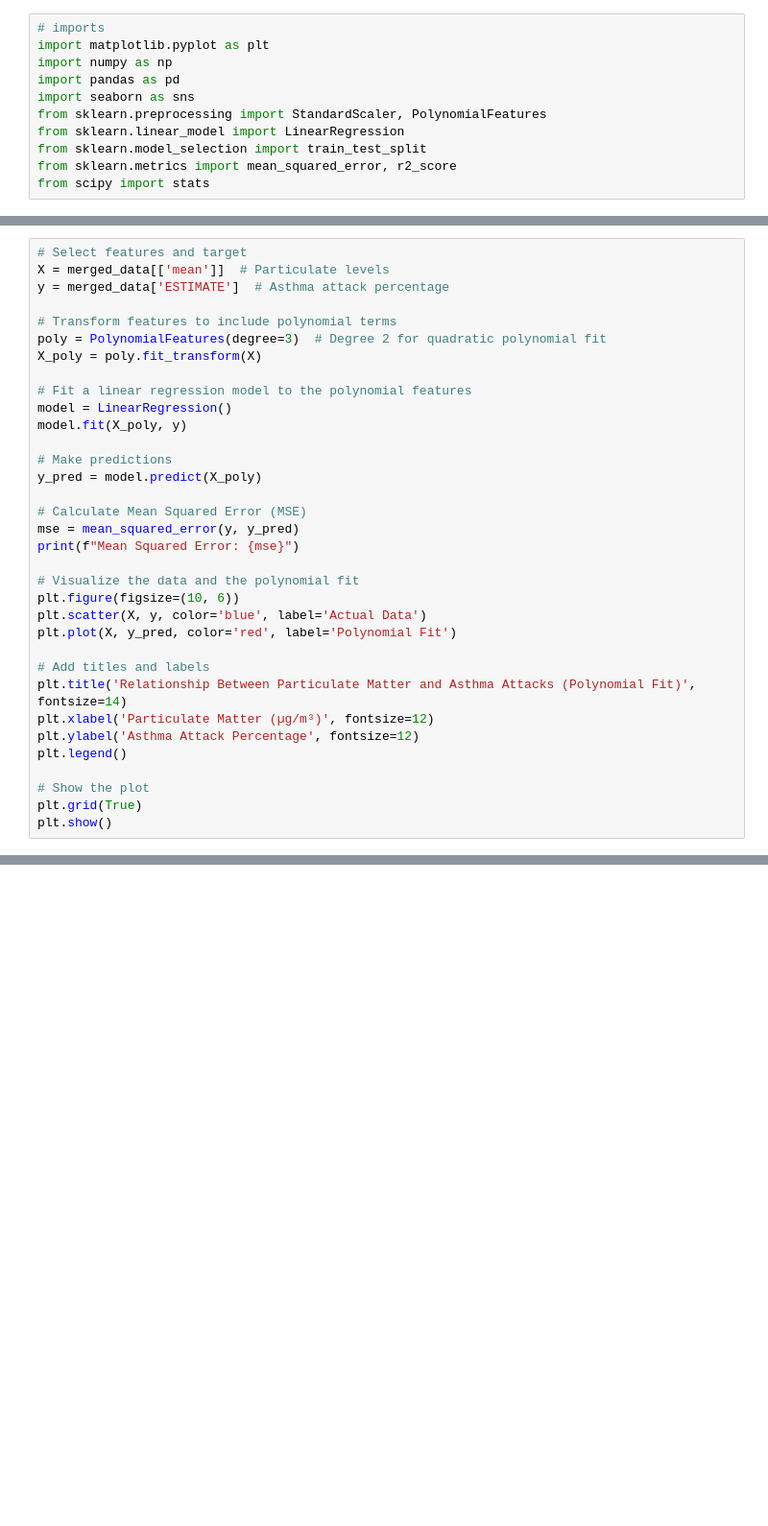
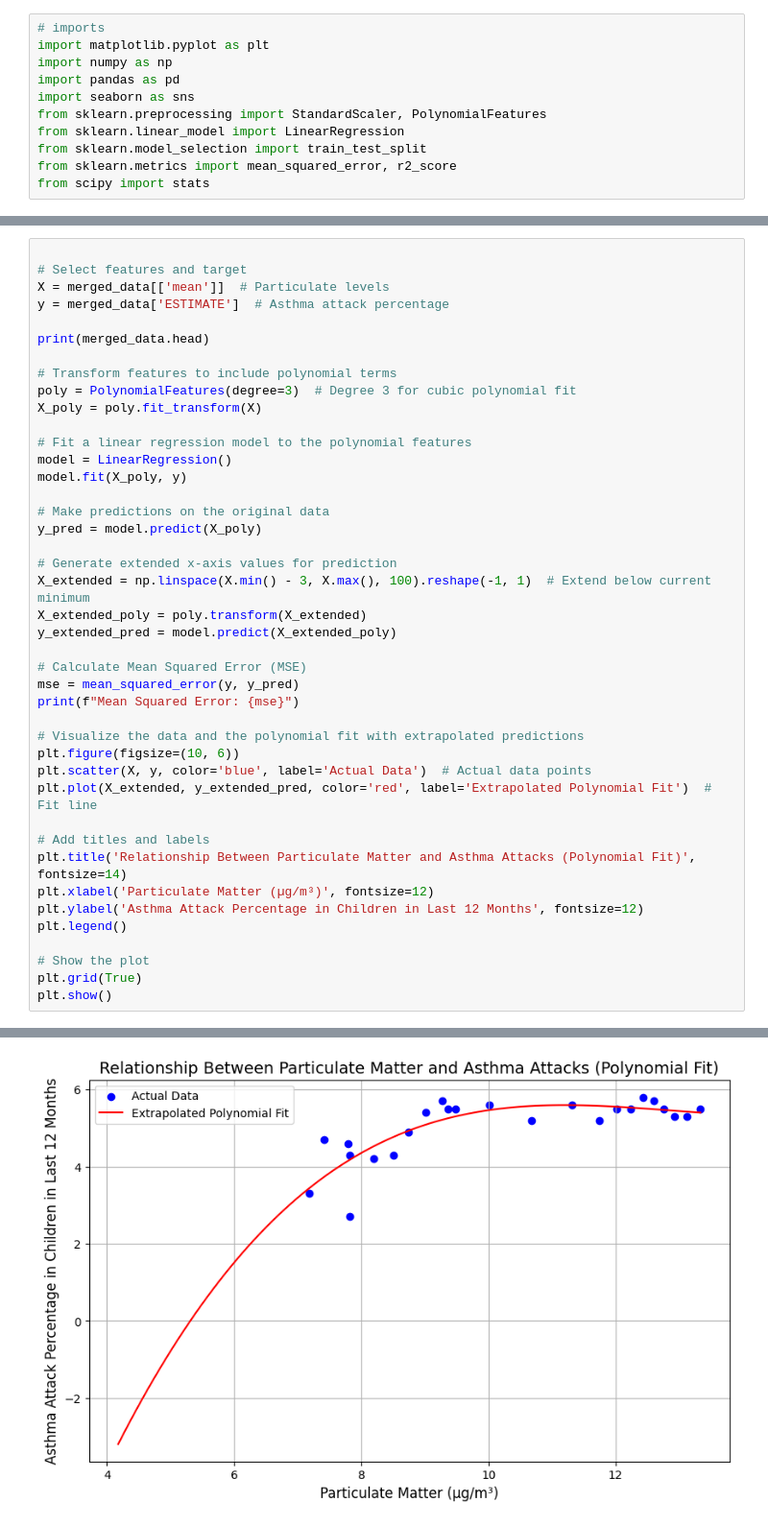
Before and after one commit to EthanXC/Urban-Air-Quality-Prediction, a Jupyter notebook: models.ipynb, the cells around one changed output, grey strips where cells are left out. Shown at 96% size. Cells and saved outputs as stored; diff of their text form; blank space fills up the shorter version.

```diff
--- a/models.ipynb
+++ b/models.ipynb
@@ -131,34 +156,43 @@ plt.show()
 # %%
+
 # Select features and target
 X = merged_data[['mean']]  # Particulate levels
 y = merged_data['ESTIMATE']  # Asthma attack percentage
 
+print(merged_data.head)
+
 # Transform features to include polynomial terms
-poly = PolynomialFeatures(degree=3)  # Degree 2 for quadratic polynomial fit
+poly = PolynomialFeatures(degree=3)  # Degree 3 for cubic polynomial fit
 X_poly = poly.fit_transform(X)
 
 # Fit a linear regression model to the polynomial features
 model = LinearRegression()
 model.fit(X_poly, y)
 
-# Make predictions
+# Make predictions on the original data
 y_pred = model.predict(X_poly)
+
+# Generate extended x-axis values for prediction
+X_extended = np.linspace(X.min() - 3, X.max(), 100).reshape(-1, 1)  # Extend below current minimum
+X_extended_poly = poly.transform(X_extended)
+y_extended_pred = model.predict(X_extended_poly)
 
 # Calculate Mean Squared Error (MSE)
 mse = mean_squared_error(y, y_pred)
 print(f"Mean Squared Error: {mse}")
 
-# Visualize the data and the polynomial fit
+# Visualize the data and the polynomial fit with extrapolated predictions
 plt.figure(figsize=(10, 6))
-plt.scatter(X, y, color='blue', label='Actual Data')
-plt.plot(X, y_pred, color='red', label='Polynomial Fit')
+plt.scatter(X, y, color='blue', label='Actual Data')  # Actual data points
+plt.plot(X_extended, y_extended_pred, color='red', label='Extrapolated Polynomial Fit')  # Fit line
 
 # Add titles and labels
 plt.title('Relationship Between Particulate Matter and Asthma Attacks (Polynomial Fit)', fontsize=14)
 plt.xlabel('Particulate Matter (µg/m³)', fontsize=12)
-plt.ylabel('Asthma Attack Percentage', fontsize=12)
+plt.ylabel('Asthma Attack Percentage in Children in Last 12 Months', fontsize=12)
 plt.legend()
 
 # Show the plot
 plt.grid(True)
 plt.show()
+# %% [output]
@@ -164,0 +216 @@ plt.show()
+[figure, added]
```
Also changed, not shown: parts of 13 cells of this notebook, 1 other file.
